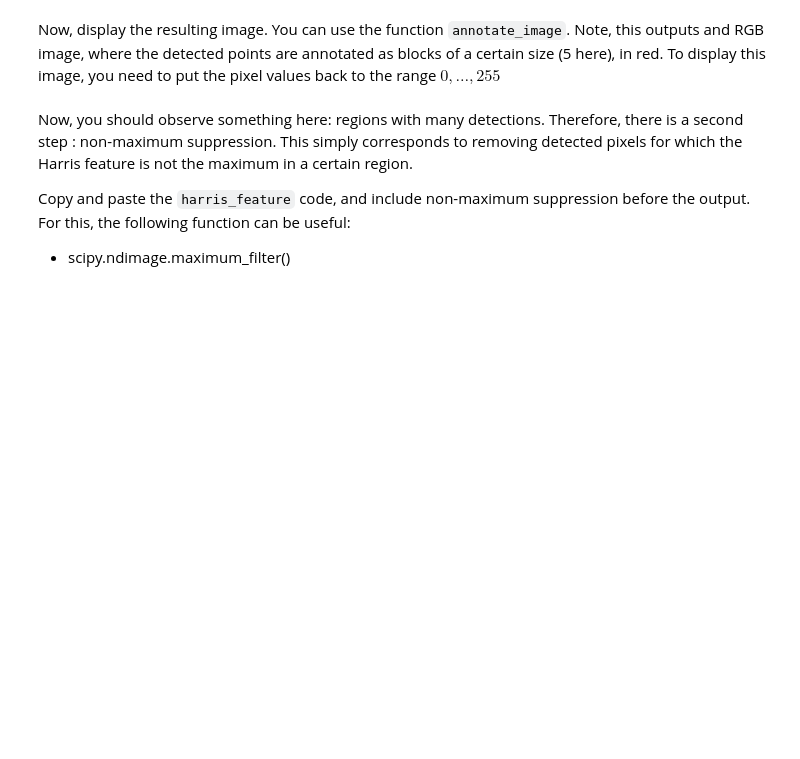
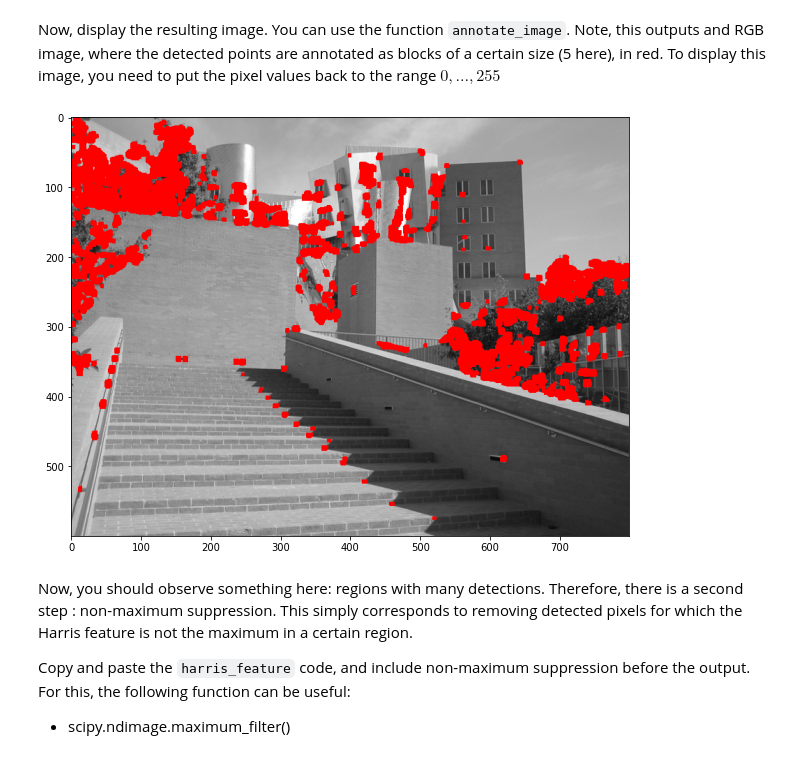
Before and after one commit to alephpi/student, a Jupyter notebook: TP2/feature_detection_for_students.ipynb, the cells around one changed output. Drawn from its saved outputs; the diff is of its cells as text; code cells hidden in the pictures; blank space fills up the shorter version.

```diff
--- a/TP2/feature_detection_for_students.ipynb
+++ b/TP2/feature_detection_for_students.ipynb
@@ -109,11 +109,37 @@ def harris_feature(img,k,alpha):
+# %%
+def harris_feature(img,k,alpha):
+    # gradients
+    grad_x = np.gradient(img, axis=0)
+    grad_y = np.gradient(img, axis=1)
+    grad_x2 = grad_x * grad_x
+    grad_y2 = grad_y * grad_y
+    grad_xy = grad_x * grad_y
+    f = np.ones((7,7)) # the kernel
+    ix2 = convolve2d(grad_x2, f, mode='same')
+    iy2 = convolve2d(grad_y2, f, mode='same')
+    ixiy = convolve2d(grad_xy, f, mode='same')
+    # A = np.zeros((2,2))
+    img_harris_detect = np.zeros_like(img)
+    # for ind_x, ind_y in np.ndindex(img.shape):
+    #     A[0,0] = conv_grad_x2[ind_x,ind_y]
+    #     A[1,0] = conv_grad_xy[ind_x,ind_y]
+    #     A[0,1] = conv_grad_xy[ind_x,ind_y]
+    #     A[1,1] = conv_grad_y2[ind_x,ind_y]
+        # if abs(np.linalg.det(A) - alpha*np.trace(A)**2) > k:
+        #     img_harris_detect[ind_x,ind_y] = 1
+    harris_val = np.abs(ix2*iy2 - ixiy**2 - alpha*(ix2+iy2)**2)
+    img_harris_detect = harris_val > k
+    return img_harris_detect
 # %% [markdown]
 Now, display the resulting image. You can use the function ``annotate_image``. Note, this outputs and RGB image, where the detected points are annotated as blocks of a certain size (5 here), in red. To display this image, you need to put the pixel values back to the range $0, \dots, 255$
 # %%
 alpha = 0.04
 k = 0.048
-img_harris = ... # FILL IN HERE
+img_harris = harris_feature(img_gray, k, alpha) # FILL IN HERE
 
 display_image(255.0*annotate_image(img_gray,img_harris))
+# %% [output]
+[figure, added]
 # %% [markdown]
 Now, you should observe something here: regions with many detections. Therefore, there is a second step : non-maximum suppression. This simply corresponds to removing detected pixels for which the Harris feature is not the maximum in a certain region.
 
```
Also changed, not shown: parts of 14 cells of this notebook, 1 other file.
